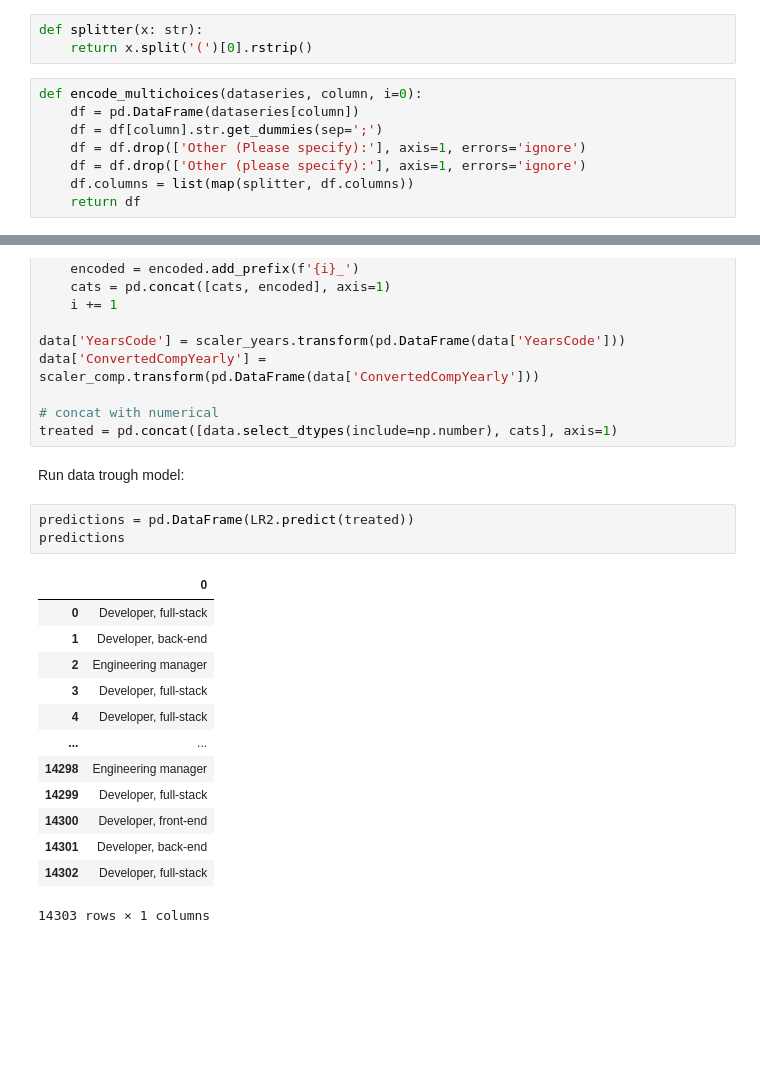
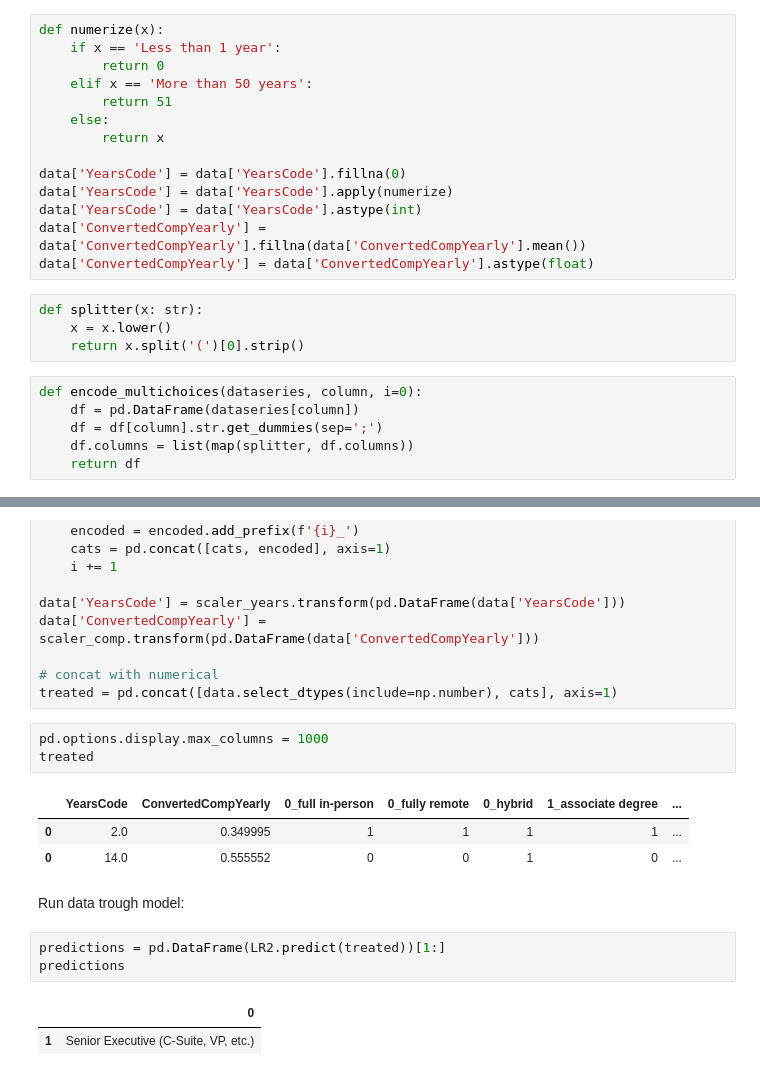
Before and after one commit to Xamweis/coding-career-recommender, a Jupyter notebook: SUGGESTOR.ipynb, the cells around one changed output, grey strips where cells are left out. Cells and saved outputs as stored; diff of their text form; blank space fills up the shorter version.

```diff
--- a/SUGGESTOR.ipynb
+++ b/SUGGESTOR.ipynb
@@ -19,12 +40,25 @@ data = pd.read_csv('csv-data/clean.csv').drop(['Unnamed: 0', 'Country'], axis=1)
+# %%
+def numerize(x):
+    if x == 'Less than 1 year':
+        return 0
+    elif x == 'More than 50 years':
+        return 51
+    else:
+        return x
+
+data['YearsCode'] = data['YearsCode'].fillna(0)
+data['YearsCode'] = data['YearsCode'].apply(numerize)
+data['YearsCode'] = data['YearsCode'].astype(int)
+data['ConvertedCompYearly'] = data['ConvertedCompYearly'].fillna(data['ConvertedCompYearly'].mean())
+data['ConvertedCompYearly'] = data['ConvertedCompYearly'].astype(float)
 # %%
 def splitter(x: str):
-    return x.split('(')[0].rstrip()
+    x = x.lower()
+    return x.split('(')[0].strip()
 # %%
 def encode_multichoices(dataseries, column, i=0):
     df = pd.DataFrame(dataseries[column])
     df = df[column].str.get_dummies(sep=';')
-    df = df.drop(['Other (Please specify):'], axis=1, errors='ignore')
-    df = df.drop(['Other (please specify):'], axis=1, errors='ignore')
     df.columns = list(map(splitter, df.columns))
     return df
 # %%
@@ -41,22 +75,18 @@ data['ConvertedCompYearly'] = scaler_comp.transform(pd.DataFrame(data['Converted
 
 # concat with numerical
 treated = pd.concat([data.select_dtypes(include=np.number), cats], axis=1)
+# %%
+pd.options.display.max_columns = 1000
+treated
+# %% [output]
+|  | YearsCode | ConvertedCompYearly | 0_full in-person | 0_fully remote | 0_hybrid | 1_associate degree | ... |
+| 0 | 2.0 | 0.349995 | 1 | 1 | 1 | 1 | ... |
+| 0 | 14.0 | 0.555552 | 0 | 0 | 1 | 0 | ... |
 # %% [markdown]
 Run data trough model:
 # %%
-predictions = pd.DataFrame(LR2.predict(treated))
+predictions = pd.DataFrame(LR2.predict(treated))[1:]
 predictions
 # %% [output]
 |  | 0 |
-| 0 | Developer, full-stack |
-| 1 | Developer, back-end |
-| 2 | Engineering manager |
-| 3 | Developer, full-stack |
-| 4 | Developer, full-stack |
-| ... | ... |
-| 14298 | Engineering manager |
-| 14299 | Developer, full-stack |
-| 14300 | Developer, front-end |
-| 14301 | Developer, back-end |
-| 14302 | Developer, full-stack |
+| 1 | Senior Executive (C-Suite, VP, etc.) |
-14303 rows × 1 columns
```
Also changed, not shown: parts of 4 cells of this notebook, 10 other files.
